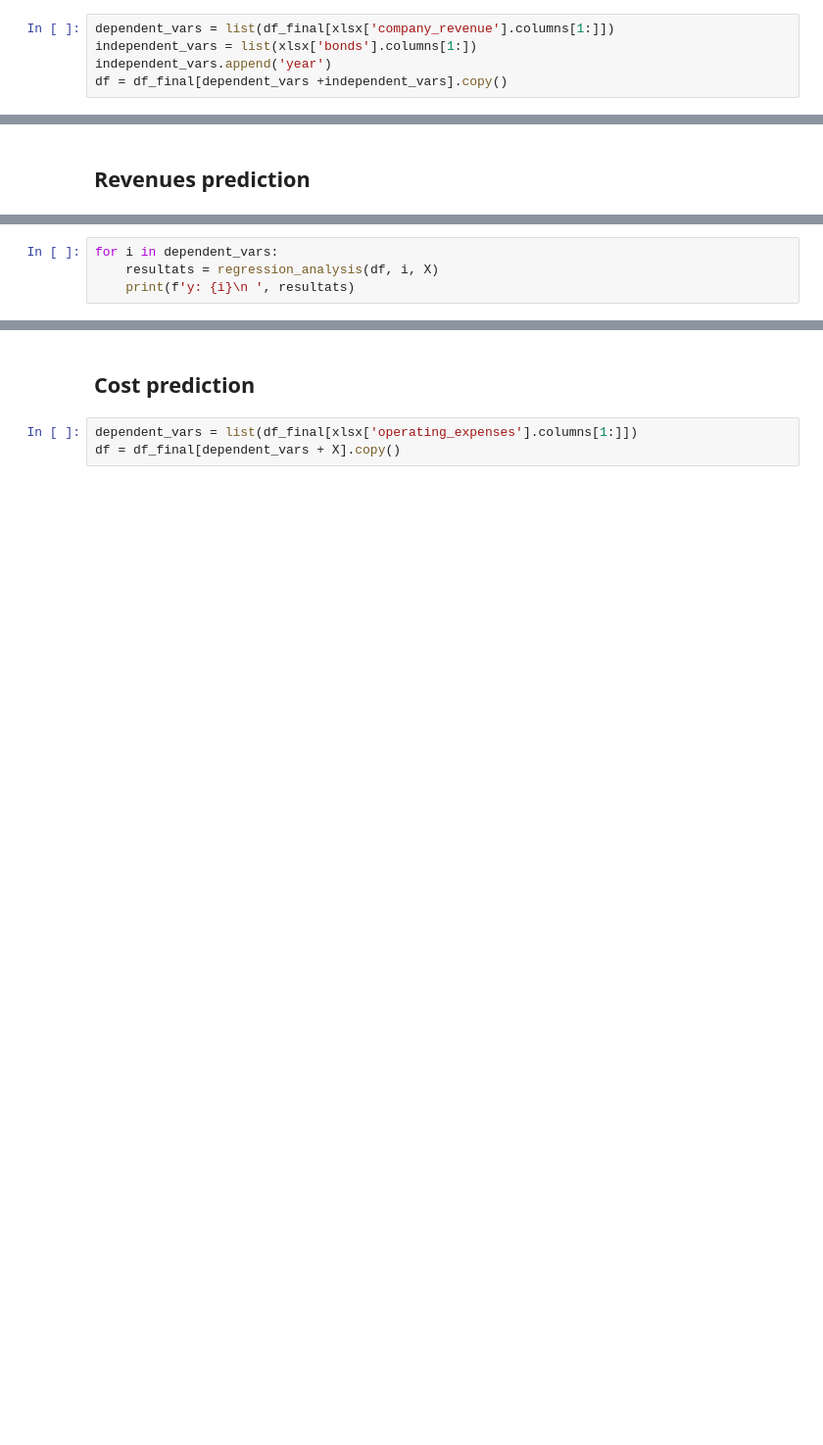
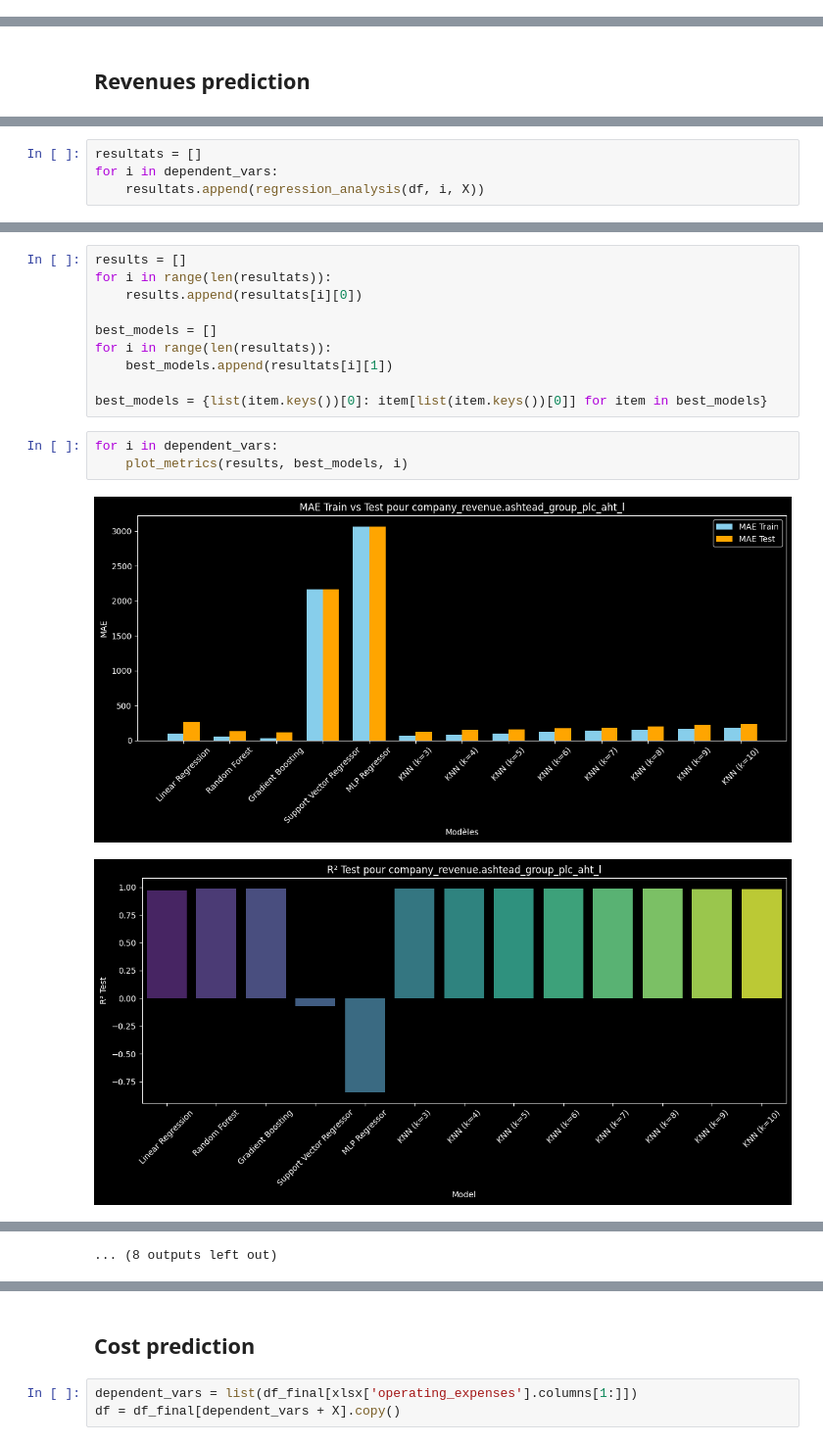
Before and after one commit to ZakITx/BAM_project, a Jupyter notebook: ML.ipynb, the cells around one changed output, grey strips where cells are left out. Shown at 98% size. Cells and saved outputs as stored; diff of their text form; blank space fills up the shorter version.

```diff
--- a/ML.ipynb
+++ b/ML.ipynb
@@ -509,8 +487,3 @@ def regression_pipeline(df, dependent_var, independent_vars):
-# %%
-dependent_vars = list(df_final[xlsx['company_revenue'].columns[1:]])
-independent_vars = list(xlsx['bonds'].columns[1:])
-independent_vars.append('year')
-df = df_final[dependent_vars +independent_vars].copy()
 # %%
 X = list(xlsx['unemployment_rate'].columns[1:])
 X += list(xlsx['extra_unemployment_rate'].columns[3:5])
@@ -646,5 +689,5 @@ def regression_analysis(df, dependent_var, independent_vars, show_feature_import
 # %%
+resultats = []
 for i in dependent_vars:
-    resultats = regression_analysis(df, i, X)
-    print(f'y: {i}\n ', resultats)
+    resultats.append(regression_analysis(df, i, X))
 # %% [output]
@@ -667,0 +711,16 @@ dtype: float64}})
+# %%
+results = []
+for i in range(len(resultats)):
+    results.append(resultats[i][0])
+
+best_models = []
+for i in range(len(resultats)):
+    best_models.append(resultats[i][1])
+
+best_models = {list(item.keys())[0]: item[list(item.keys())[0]] for item in best_models}
+# %%
+for i in dependent_vars:
+    plot_metrics(results, best_models, i)
+# %% [output]
+[figure, added]
+[figure, added]
@@ -667,0 +737 @@ dtype: float64}})
+... (8 outputs left out)
```
Also changed, not shown: parts of 28 cells of this notebook, 1 other file.
